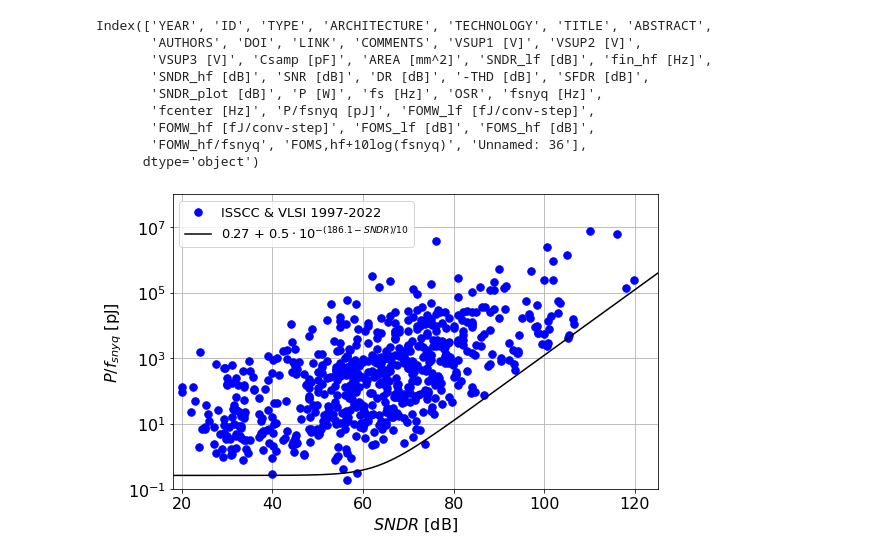
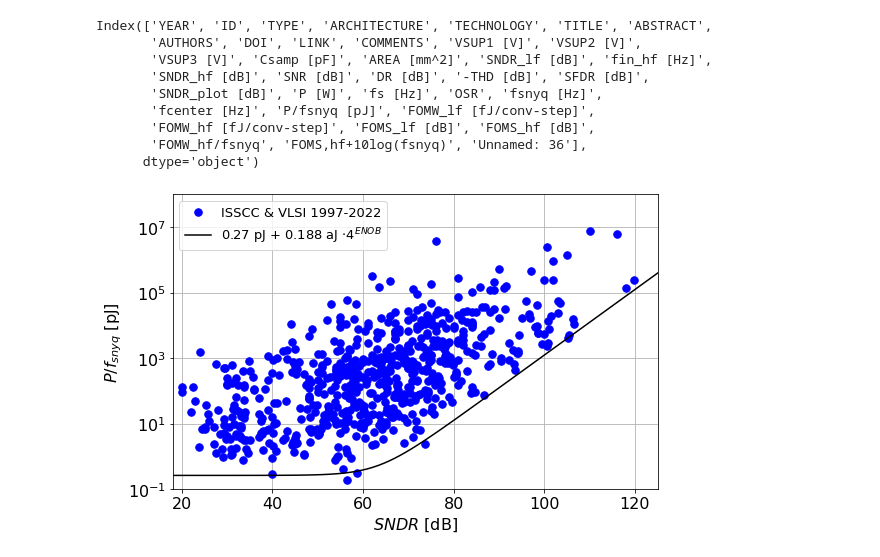
Before and after one commit to bmurmann/ADC-survey, a Jupyter notebook: plots/energy_plot.ipynb, the cells around one changed output. Drawn from its saved outputs; the diff is of its cells as text; code cells hidden in the pictures.

```diff
--- a/plots/energy_plot.ipynb
+++ b/plots/energy_plot.ipynb
@@ -29,33 +29,34 @@ Index(['YEAR', 'ID', 'TYPE', 'ARCHITECTURE', 'TECHNOLOGY', 'TITLE', 'ABSTRACT',
 # %%
 # Compute envelope for energy plot
 smallest_three_p_fs = sorted(df['P/fsnyq [pJ]'])[:3]
-largest_three_fom_s = sorted(df['FOMS_hf [dB]'])[-3:]
 p_fs_min = np.mean(smallest_three_p_fs)
-foms_max = np.mean(largest_three_fom_s)
+enob = (df['SNDR_plot [dB]'] - 1.76)/6.02
+k = df['P/fsnyq [pJ]'] / 4**enob
+smallest_three_k = sorted(k)[:3]
+k_min = np.mean(smallest_three_k)
 env_x = np.linspace(10, 130, 100)
-env_y = p_fs_min + 0.5*pow(10, -(foms_max-env_x)/10)/1e-12
-max_year = max(df['YEAR'])
+env_y = p_fs_min + k_min*4**((env_x-1.76)/6.02)
 # %%
 # Decent settings for a PowerPoint figure
 font=16
 size=(8, 5)
 # %%
 fig, ax = plt.subplots(figsize=size)
-ax.plot(df['SNDR_plot [dB]'], df['P/fsnyq [pJ]'], 'b.', ms=15, label='ISSCC & VLSI 1997-%d' %max_year)
-ax.plot(env_x, env_y, 'k', label='%.2f + $0.5 \cdot 10^{-(%.1f-SNDR)/10}$' %(p_fs_min, foms_max))
-ax.legend(frameon=1, fontsize=font-3)
+ax.plot(df['SNDR_plot [dB]'], df['P/fsnyq [pJ]'], 'b.', ms=15, label='ISSCC & VLSI 1997-%d' %max(df['YEAR']))
+ax.plot(env_x, env_y, 'k', label='%.2f pJ + %.3f aJ $\cdot 4^{ENOB}$' %(p_fs_min, k_min/1e12/1e-18))
+ax.legend(frameon=1, fontsize=font-3, loc='upper left')
 ax.set_yscale('log')
 ax.set_xlim((18, 125))
 ax.set_ylim((1e-1, 1e8))
 plt.xticks(fontsize=font)
 plt.yticks(fontsize=font)
 plt.xlabel('$SNDR$ [dB]', fontsize=font)
 plt.ylabel('$P/f_{snyq}$ [pJ]', fontsize=font)
 plt.grid(True)
 fig.tight_layout()
 plt.show()
 # %% [output]
-[figure, old version]
+[figure, new version]
 # %%
 # save and download as high-resolution png file
 fig.savefig("energy_plot.png", dpi=600)
```
